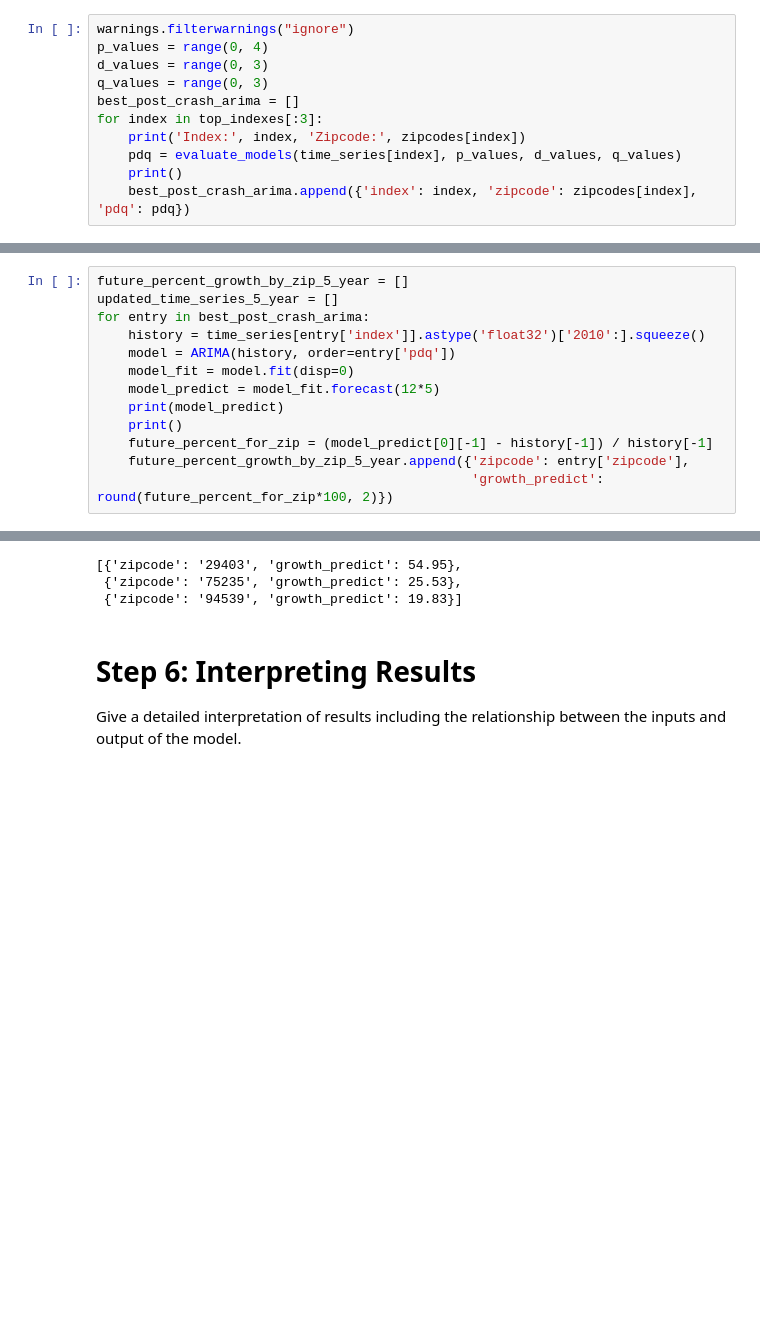
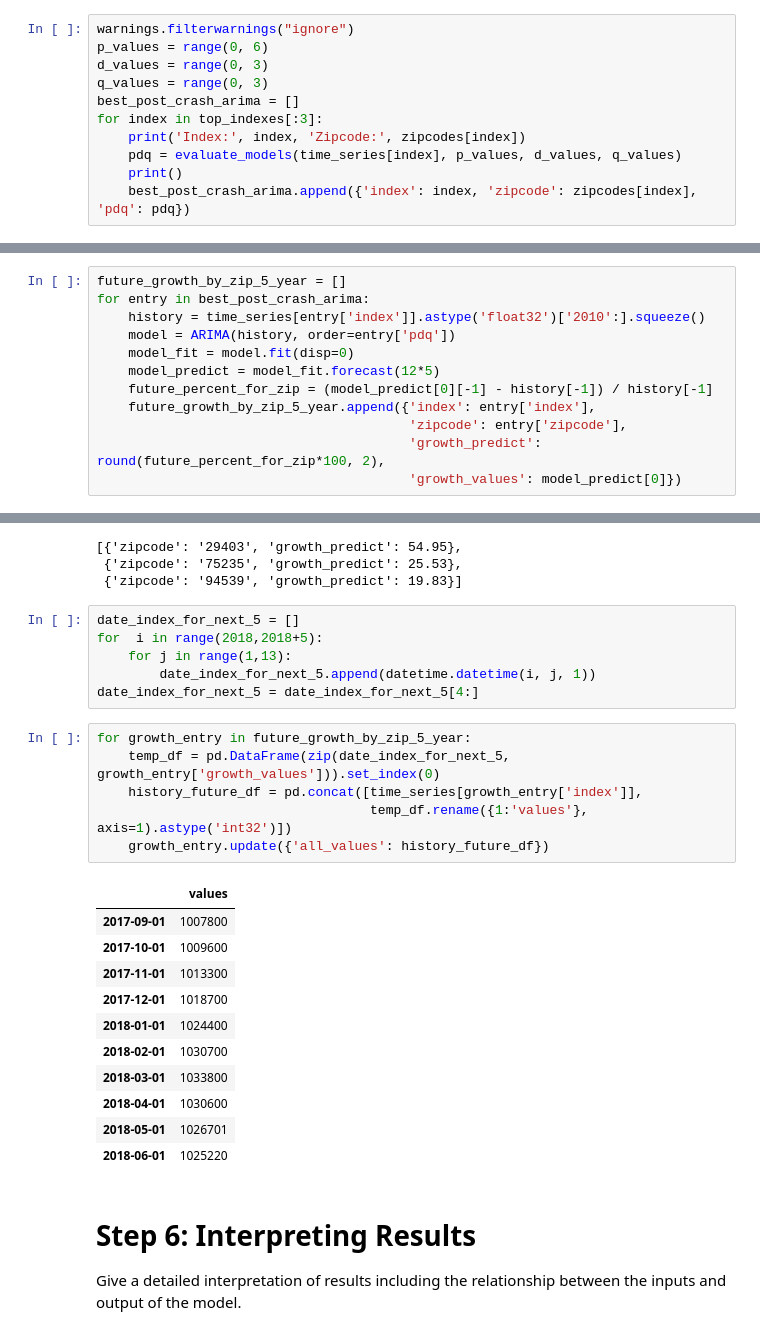
Before and after one commit to zapatos24/mod_4_project, a Jupyter notebook: owens_wip.ipynb, the cells around one changed output, grey strips where cells are left out. Drawn from its saved outputs; the diff is of its cells as text; blank space fills up the shorter version.

Commit message:
creating full past+future df for zip

```diff
--- a/owens_wip.ipynb
+++ b/owens_wip.ipynb
@@ -297,7 +299,7 @@ def evaluate_models(dataset, p_values, d_values, q_values):
     return best_cfg
 # %%
 warnings.filterwarnings("ignore")
-p_values = range(0, 4)
+p_values = range(0, 6)
 d_values = range(0, 3)
 q_values = range(0, 3)
 best_post_crash_arima = []
@@ -322,18 +324,17 @@ best_post_crash_arima
  {'index': 5323, 'zipcode': '75235', 'pdq': (1, 1, 2)},
  {'index': 1383, 'zipcode': '94539', 'pdq': (3, 2, 2)}]
 # %%
-future_percent_growth_by_zip_5_year = []
-updated_time_series_5_year = []
+future_growth_by_zip_5_year = []
 for entry in best_post_crash_arima:
     history = time_series[entry['index']].astype('float32')['2010':].squeeze()
     model = ARIMA(history, order=entry['pdq'])
     model_fit = model.fit(disp=0)
     model_predict = model_fit.forecast(12*5)
-    print(model_predict)
-    print()
     future_percent_for_zip = (model_predict[0][-1] - history[-1]) / history[-1]
-    future_percent_growth_by_zip_5_year.append({'zipcode': entry['zipcode'],
-                                                'growth_predict': round(future_percent_for_zip*100, 2)})
+    future_growth_by_zip_5_year.append({'index': entry['index'],
+                                        'zipcode': entry['zipcode'],
+                                        'growth_predict': round(future_percent_for_zip*100, 2),
+                                        'growth_values': model_predict[0]})
 # %% [output]
 (array([464783.96939829, 467866.95395991, 471825.64992477, 474736.91632495,
        478059.38817803, 481653.12235562, 484945.15636385, 488398.18850692,
@@ -358,6 +359,30 @@ future_percent_growth_by_zip_5_year
 [{'zipcode': '29403', 'growth_predict': 54.95},
  {'zipcode': '75235', 'growth_predict': 25.53},
  {'zipcode': '94539', 'growth_predict': 19.83}]
+# %%
+date_index_for_next_5 = []
+for  i in range(2018,2018+5):
+    for j in range(1,13):
+        date_index_for_next_5.append(datetime.datetime(i, j, 1))
+date_index_for_next_5 = date_index_for_next_5[4:]
+# %%
+for growth_entry in future_growth_by_zip_5_year:
+    temp_df = pd.DataFrame(zip(date_index_for_next_5, growth_entry['growth_values'])).set_index(0)
+    history_future_df = pd.concat([time_series[growth_entry['index']],
+                                   temp_df.rename({1:'values'}, axis=1).astype('int32')])
+    growth_entry.update({'all_values': history_future_df})
+# %% [output]
+|  | values |
+| 2017-09-01 | 1007800 |
+| 2017-10-01 | 1009600 |
+| 2017-11-01 | 1013300 |
+| 2017-12-01 | 1018700 |
+| 2018-01-01 | 1024400 |
+| 2018-02-01 | 1030700 |
+| 2018-03-01 | 1033800 |
+| 2018-04-01 | 1030600 |
+| 2018-05-01 | 1026701 |
+| 2018-06-01 | 1025220 |
 # %% [markdown]
 # Step 6: Interpreting Results
 Give a detailed interpretation of results including the relationship between the inputs and output of the model.
```
Also changed, not shown: parts of 2 cells of this notebook.
